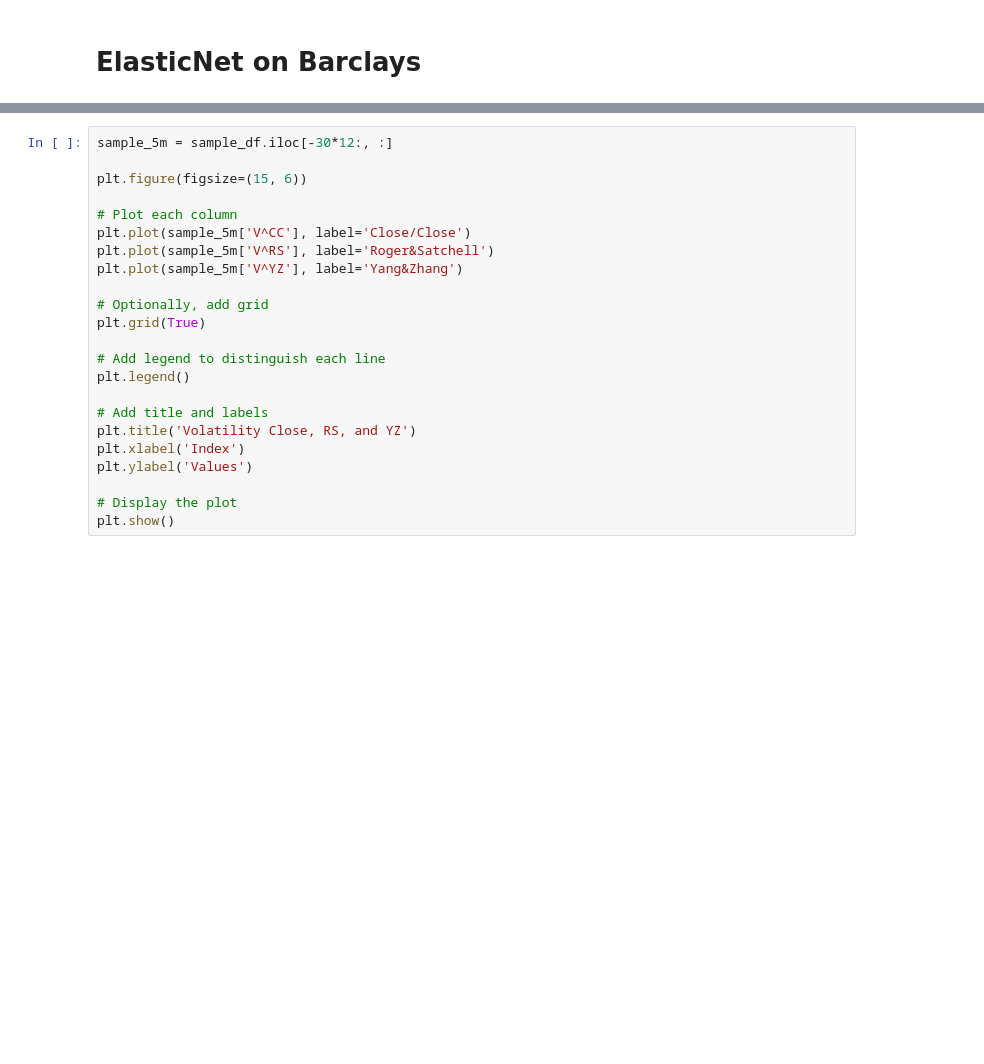
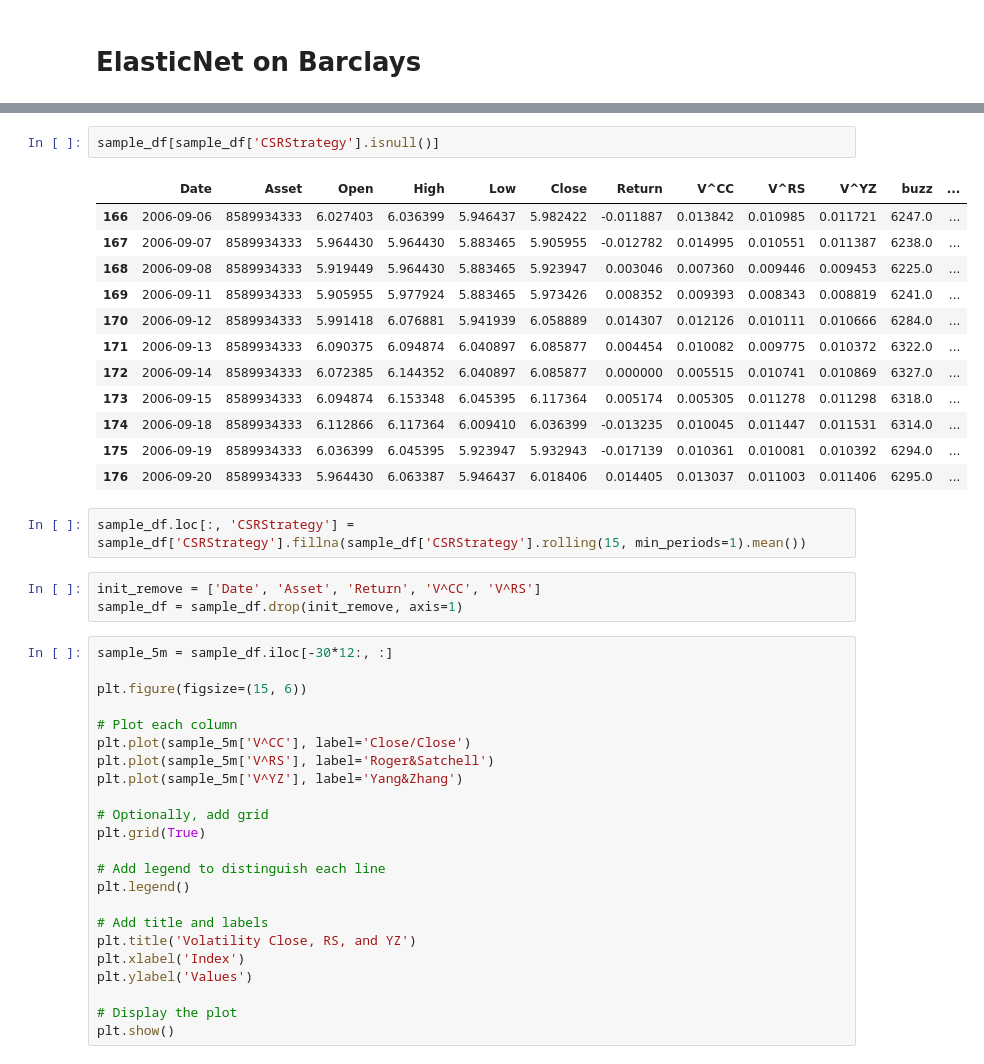
Before and after one commit to ygcahyono/esgnews_volatility, a Jupyter notebook: notebook/3.3.2-ElasticNet-on-Barclays.ipynb, the cells around one changed output, grey strips where cells are left out. Saved outputs shown, nothing was run; the diff lists cells and outputs as text; blank space fills up the shorter version.

```diff
--- a/notebook/3.3.2-ElasticNet-on-Barclays.ipynb
+++ b/notebook/3.3.2-ElasticNet-on-Barclays.ipynb
@@ -43,3 +44,23 @@ display(sample_df)
+# %%
+sample_df[sample_df['CSRStrategy'].isnull()]
+# %% [output]
+|  | Date | Asset | Open | High | Low | Close | Return | V^CC | V^RS | V^YZ | buzz | ... |
+| 166 | 2006-09-06 | 8589934333 | 6.027403 | 6.036399 | 5.946437 | 5.982422 | -0.011887 | 0.013842 | 0.010985 | 0.011721 | 6247.0 | ... |
+| 167 | 2006-09-07 | 8589934333 | 5.964430 | 5.964430 | 5.883465 | 5.905955 | -0.012782 | 0.014995 | 0.010551 | 0.011387 | 6238.0 | ... |
+| 168 | 2006-09-08 | 8589934333 | 5.919449 | 5.964430 | 5.883465 | 5.923947 | 0.003046 | 0.007360 | 0.009446 | 0.009453 | 6225.0 | ... |
+| 169 | 2006-09-11 | 8589934333 | 5.905955 | 5.977924 | 5.883465 | 5.973426 | 0.008352 | 0.009393 | 0.008343 | 0.008819 | 6241.0 | ... |
+| 170 | 2006-09-12 | 8589934333 | 5.991418 | 6.076881 | 5.941939 | 6.058889 | 0.014307 | 0.012126 | 0.010111 | 0.010666 | 6284.0 | ... |
+| 171 | 2006-09-13 | 8589934333 | 6.090375 | 6.094874 | 6.040897 | 6.085877 | 0.004454 | 0.010082 | 0.009775 | 0.010372 | 6322.0 | ... |
+| 172 | 2006-09-14 | 8589934333 | 6.072385 | 6.144352 | 6.040897 | 6.085877 | 0.000000 | 0.005515 | 0.010741 | 0.010869 | 6327.0 | ... |
+| 173 | 2006-09-15 | 8589934333 | 6.094874 | 6.153348 | 6.045395 | 6.117364 | 0.005174 | 0.005305 | 0.011278 | 0.011298 | 6318.0 | ... |
+| 174 | 2006-09-18 | 8589934333 | 6.112866 | 6.117364 | 6.009410 | 6.036399 | -0.013235 | 0.010045 | 0.011447 | 0.011531 | 6314.0 | ... |
+| 175 | 2006-09-19 | 8589934333 | 6.036399 | 6.045395 | 5.923947 | 5.932943 | -0.017139 | 0.010361 | 0.010081 | 0.010392 | 6294.0 | ... |
+| 176 | 2006-09-20 | 8589934333 | 5.964430 | 6.063387 | 5.946437 | 6.018406 | 0.014405 | 0.013037 | 0.011003 | 0.011406 | 6295.0 | ... |
+# %%
+sample_df.loc[:, 'CSRStrategy'] = sample_df['CSRStrategy'].fillna(sample_df['CSRStrategy'].rolling(15, min_periods=1).mean())
+# %%
+init_remove = ['Date', 'Asset', 'Return', 'V^CC', 'V^RS']
+sample_df = sample_df.drop(init_remove, axis=1)
 # %%
 sample_5m = sample_df.iloc[-30*12:, :]
 
```
Also changed, not shown: parts of 12 cells of this notebook.
